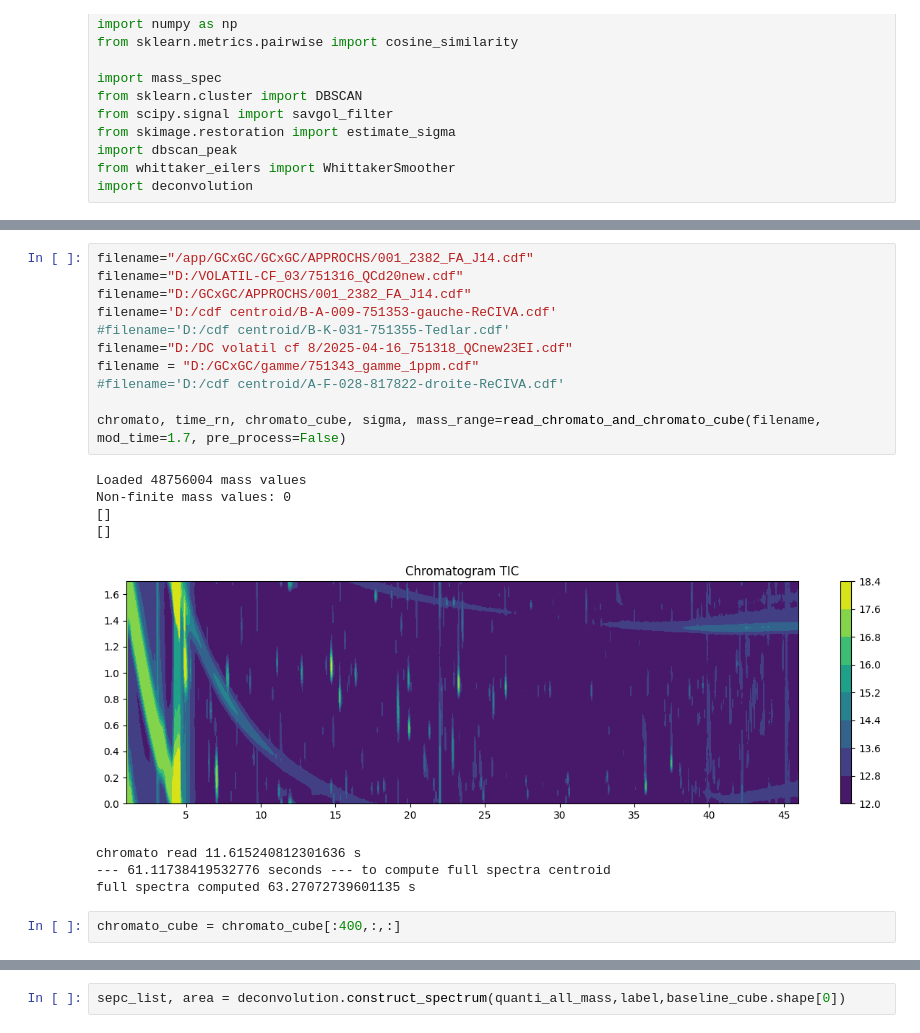
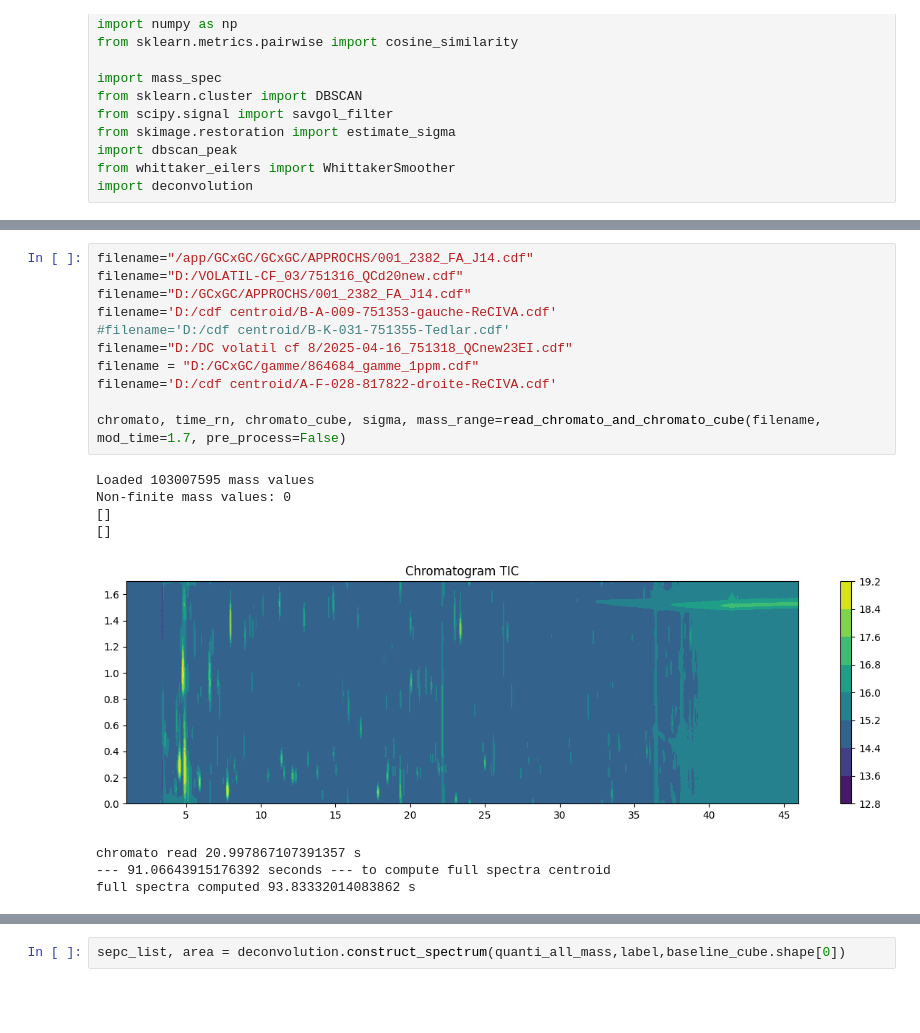
Before and after one commit to Lollith/Python-2DGC-Alignment, a Jupyter notebook: notebooks/deconvolution.ipynb, the cells around one changed output, grey strips where cells are left out. Saved outputs shown, nothing was run; the diff lists cells and outputs as text; blank space fills up the shorter version.

```diff
--- a/notebooks/deconvolution.ipynb
+++ b/notebooks/deconvolution.ipynb
@@ -30,25 +40,23 @@ chromato, time_rn=read_only_chroma(filename, mod_time=1.7)
 # %%
 filename="/app/GCxGC/GCxGC/APPROCHS/001_2382_FA_J14.cdf"
 filename="D:/VOLATIL-CF_03/751316_QCd20new.cdf"
 filename="D:/GCxGC/APPROCHS/001_2382_FA_J14.cdf"
 filename='D:/cdf centroid/B-A-009-751353-gauche-ReCIVA.cdf'
 #filename='D:/cdf centroid/B-K-031-751355-Tedlar.cdf'
 filename="D:/DC volatil cf 8/2025-04-16_751318_QCnew23EI.cdf"
-filename = "D:/GCxGC/gamme/751343_gamme_1ppm.cdf"
-#filename='D:/cdf centroid/A-F-028-817822-droite-ReCIVA.cdf'
+filename = "D:/GCxGC/gamme/864684_gamme_1ppm.cdf"
+filename='D:/cdf centroid/A-F-028-817822-droite-ReCIVA.cdf'
 
 chromato, time_rn, chromato_cube, sigma, mass_range=read_chromato_and_chromato_cube(filename, mod_time=1.7, pre_process=False)
 # %% [output]
-Loaded 48756004 mass values
+Loaded 103007595 mass values
 Non-finite mass values: 0
 []
 []
-[figure, old version]
+[figure, new version]
-chromato read 11.615240812301636 s
---- 61.11738419532776 seconds --- to compute full spectra centroid
-full spectra computed 63.27072739601135 s
+chromato read 20.997867107391357 s
+--- 91.06643915176392 seconds --- to compute full spectra centroid
+full spectra computed 93.83332014083862 s
-# %%
-chromato_cube = chromato_cube[:400,:,:]
 # %%
 print("baseline correction")
 import baseline_correction
```
Also changed, not shown: parts of 29 cells of this notebook, 5 other files.
